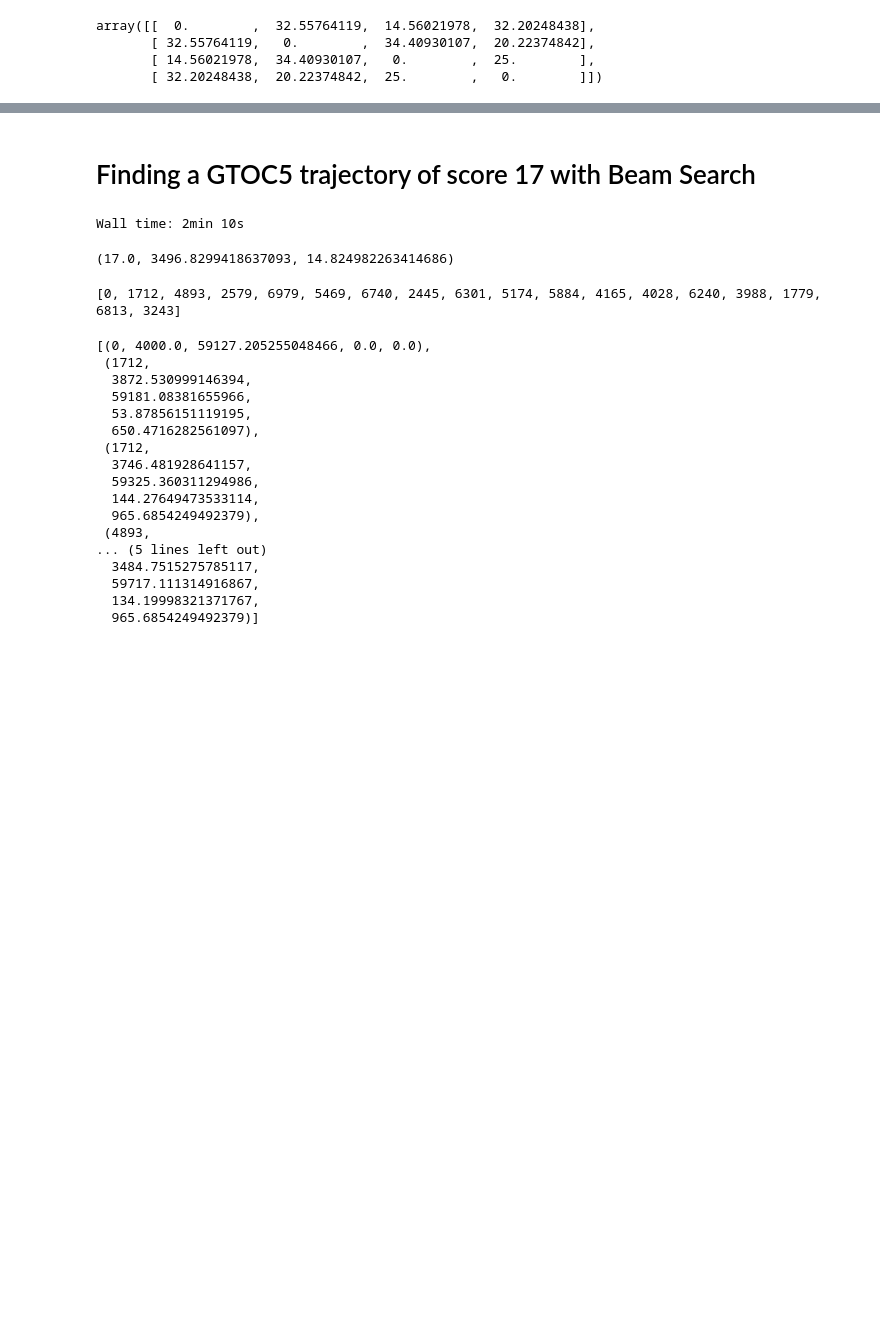
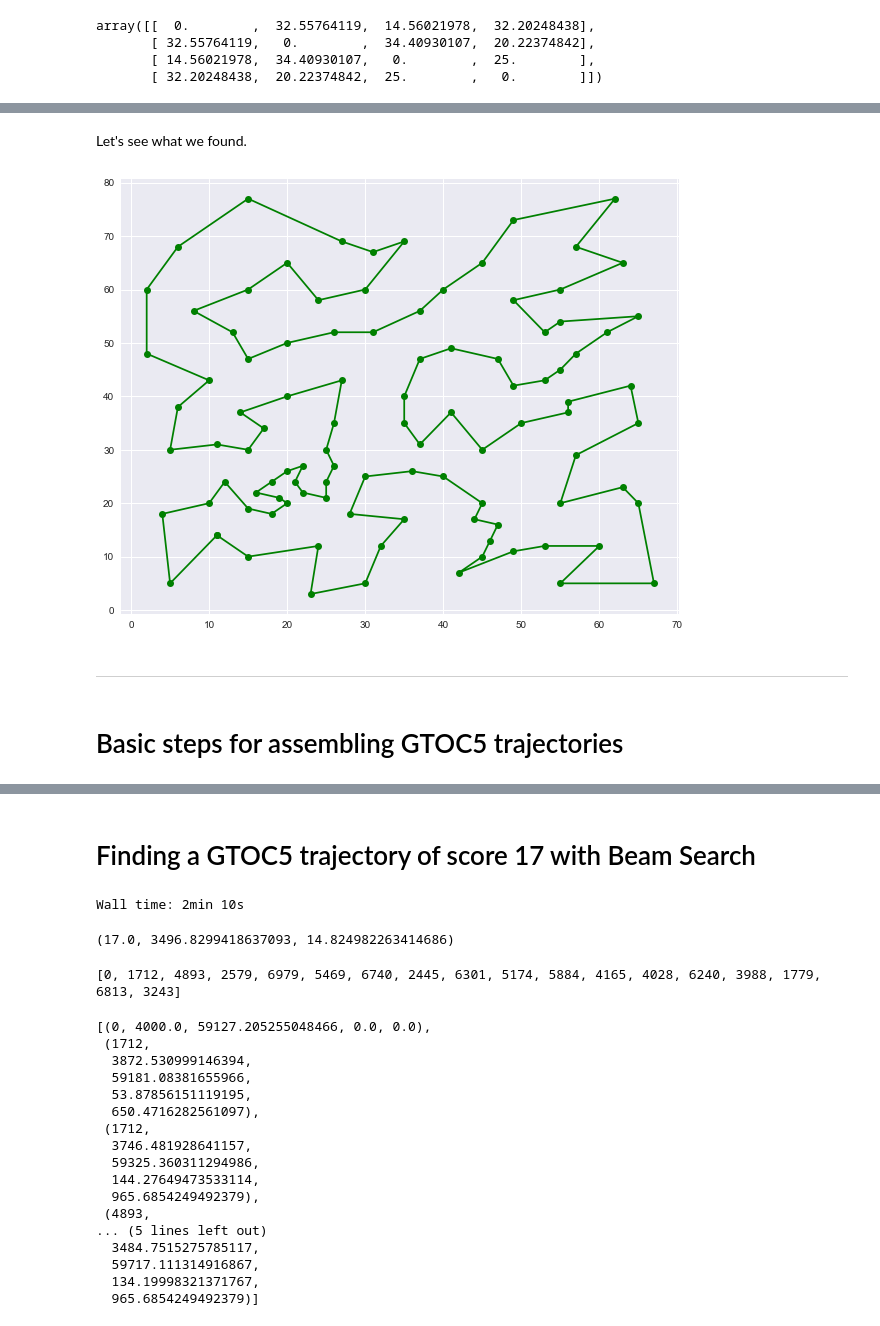
Before and after one commit to lfsimoes/beam_paco__gtoc5, a Jupyter notebook: usage_demos.ipynb, the cells around one changed output, grey strips where cells are left out. Saved outputs shown, nothing was run; the diff lists cells and outputs as text; code cells hidden in the pictures; blank space fills up the shorter version.

```diff
--- a/usage_demos.ipynb
+++ b/usage_demos.ipynb
@@ -122,0 +130,11 @@ line, = ax.plot(xy[:,0], xy[:,1], 'go-')
+# %% [markdown]
+Let's see what we found.
+# %%
+xy = np.vstack([xy_locs[best], xy_locs[best][0]]) # to connect back to the start
+line, = plt.plot(xy[:,0], xy[:,1], 'go-')
+# %% [output]
+[figure, added]
+# %% [markdown]
+---
+# %% [markdown]
+# Basic steps for assembling GTOC5 trajectories
```
Also changed, not shown: parts of 71 cells of this notebook, 3 other files.
